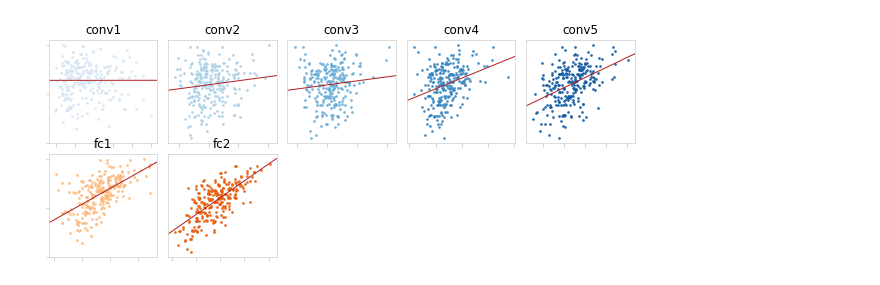
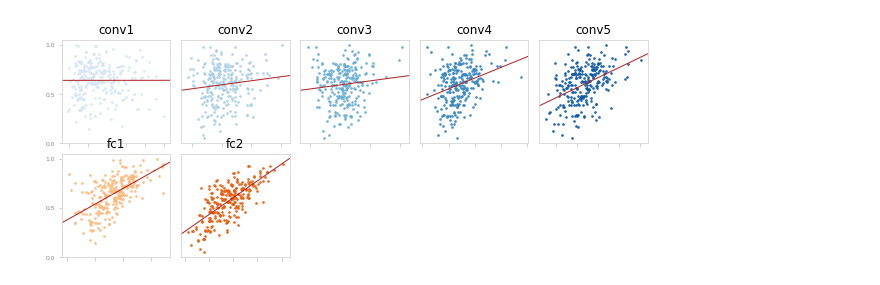
Before and after one commit to xingyu-liu/coding_sparseness, a Jupyter notebook: 03_PSI_hebavior_correlation.ipynb, the cells around one changed output. Drawn from its saved outputs; the diff is of its cells as text; code cells hidden in the pictures.

```diff
--- a/03_PSI_hebavior_correlation.ipynb
+++ b/03_PSI_hebavior_correlation.ipynb
@@ -75,30 +78,29 @@ tau_corr = stats.kendalltau(np.arange(1, len(sp)+1), acc_sp_corr[:,0])
 # %%
 # plot Fig 2
 x, y = sp, acc
 
 conv_colors = sns.color_palette('Blues', n_colors=len(sp[:-2]))
 fc_colors = sns.color_palette('Oranges', n_colors=2)
 color = np.r_[conv_colors, fc_colors]
 
 
 plt.figure(figsize = (10.5,4))
 gs = gridspec.GridSpec(nrows=2, ncols=5, wspace=0.1, hspace=0.1)
 
 for i in range(len(x)):
     ax = plt.subplot(gs[i])
     sns.regplot(x=x[i], y=y, color=color[i], ci=None,
                 scatter_kws={'s':3}, line_kws={'color':'firebrick','linewidth':1, 'linestyle':'-'})
 
     if np.mod(i,5) == 0:
-        ax.set_yticks(yticks)
-        ax.set_yticklabels([])
+        ax.set_yticks(np.arange(0,1.01,.5))
     else:
         ax.set_yticks([])
     ax.set_title(list(dnnact_alllayer.keys())[i].split('_')[0])
     ax.set_xticklabels([])
     ax.set_frame_on(True)
     ax.tick_params(axis='both', colors='lightgray', width=1,
                    labelsize=6, labelcolor='gray')
     plt.setp(ax.spines.values(), color='lightgray')
 # %% [output]
-[figure, old version]
+[figure, new version]
```
Also changed, not shown: parts of 1 cell of this notebook.
